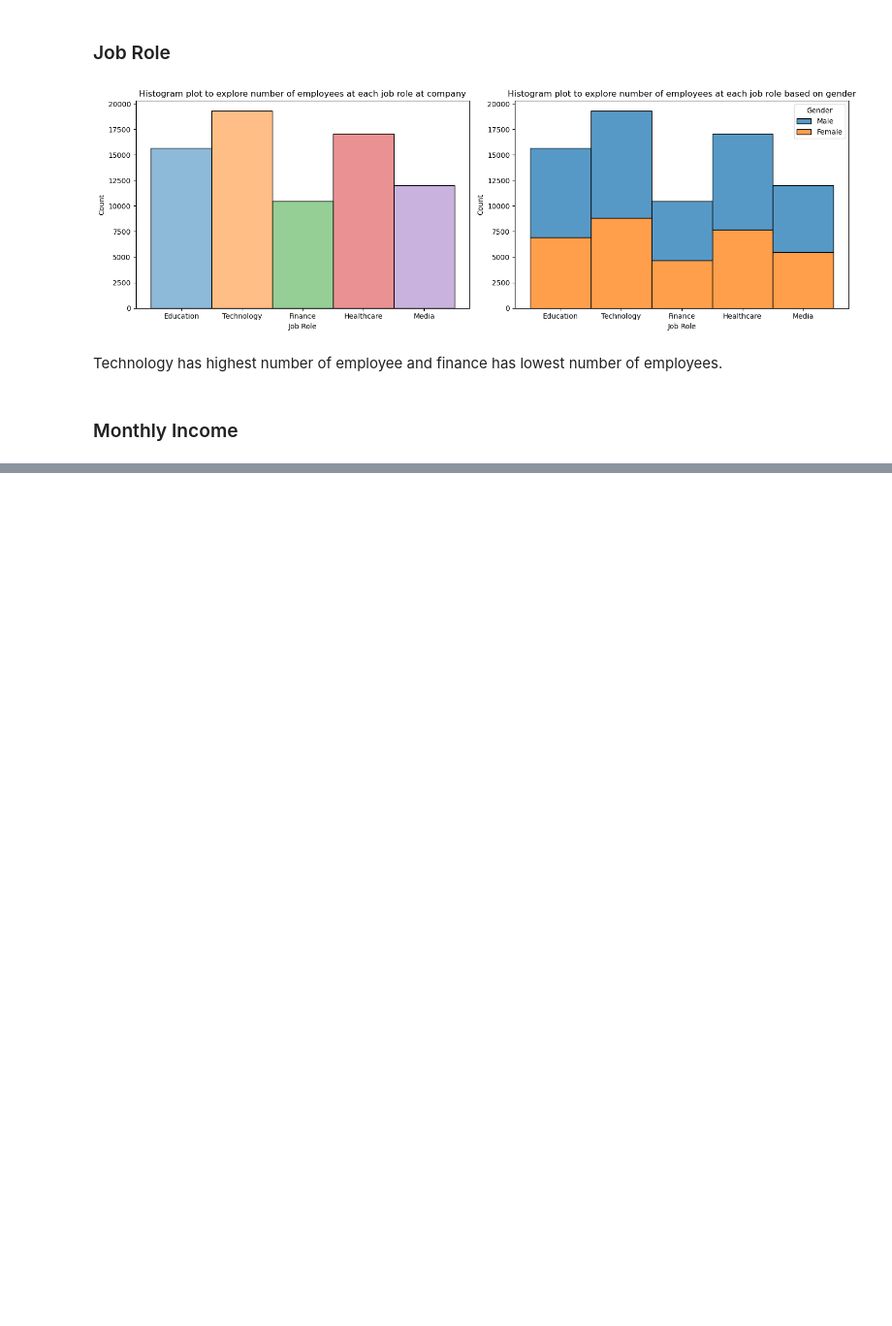
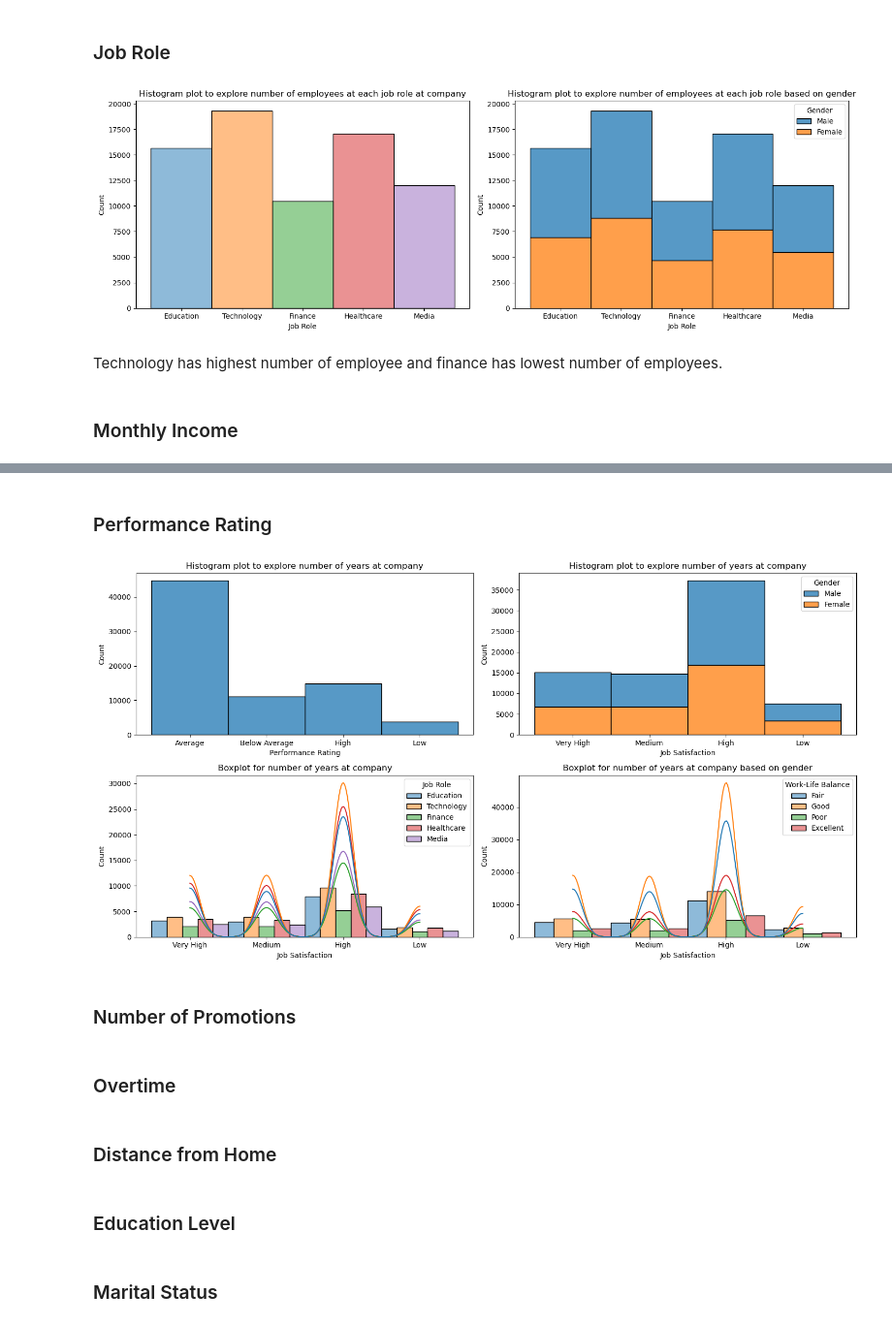
Before and after one commit to buddhathapa12/employment_attrition_analysis, a Jupyter notebook: employment_attrition.ipynb, the cells around one changed output, grey strips where cells are left out. Shown: that part at 97% size. Drawn from its saved outputs; the diff is of its cells as text; code cells hidden in the pictures; blank space fills up the shorter version.

```diff
--- a/employment_attrition.ipynb
+++ b/employment_attrition.ipynb
@@ -140,0 +190,27 @@ Technology has highest number of employee and finance has lowest number of emplo
+# %% [markdown]
+### Performance Rating
+# %%
+fig, axs= plt.subplots(2, 2, figsize= (15, 8))
+sns.histplot(data= employee_df, x= "Performance Rating", legend= True, ax= axs[0, 0])
+axs[0, 0].set_title("Histogram plot to explore number of years at company")
+sns.histplot(data= employee_df, x= "Job Satisfaction", bins= 10, hue= "Gender",legend= True,  multiple="stack", ax= axs[0, 1])
+axs[0, 1].set_title("Histogram plot to explore number of years at company")
+sns.histplot(data= employee_df, x= "Job Satisfaction", hue= "Job Role", multiple="dodge", kde=True, ax= axs[1, 0])
+axs[1, 0].set_title("Boxplot for number of years at company")
+sns.histplot(data= employee_df, x= "Job Satisfaction", hue= "Work-Life Balance", multiple="dodge", kde=True, ax= axs[1, 1])
+axs[1, 1].set_title("Boxplot for number of years at company based on gender")
+
+plt.tight_layout()
+plt.show()
+# %% [output]
+[figure, added]
+# %% [markdown]
+### Number of Promotions
+# %% [markdown]
+### Overtime
+# %% [markdown]
+### Distance from Home
+# %% [markdown]
+### Education Level
+# %% [markdown]
+### Marital Status
```
Also changed, not shown: parts of 17 cells of this notebook.
